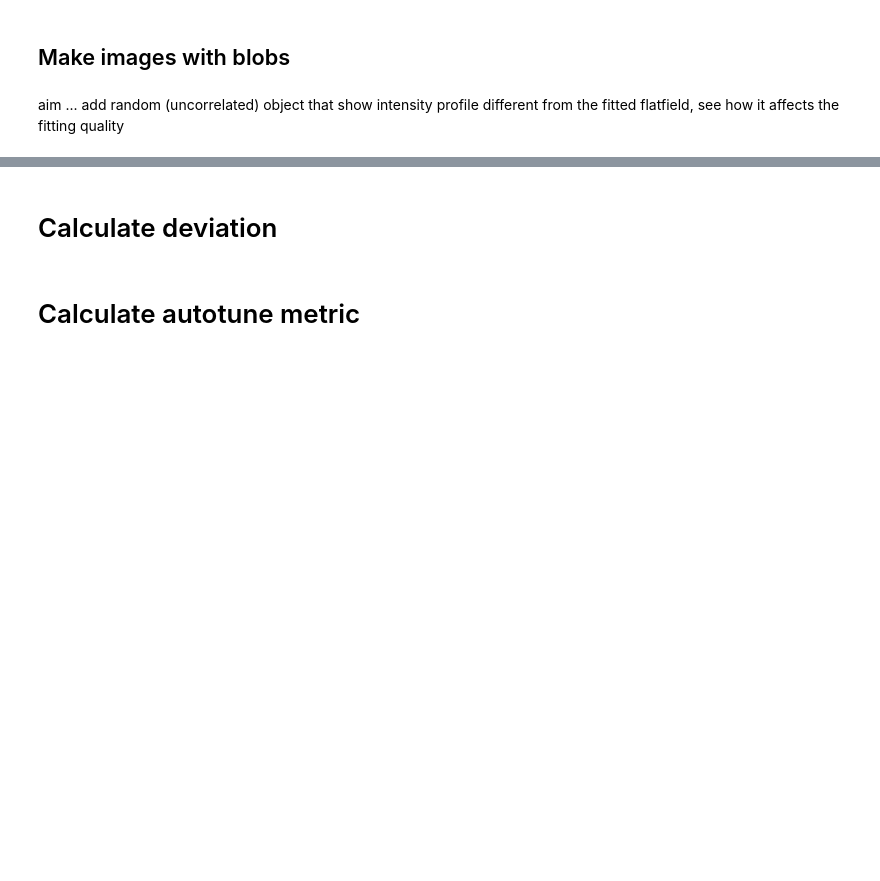
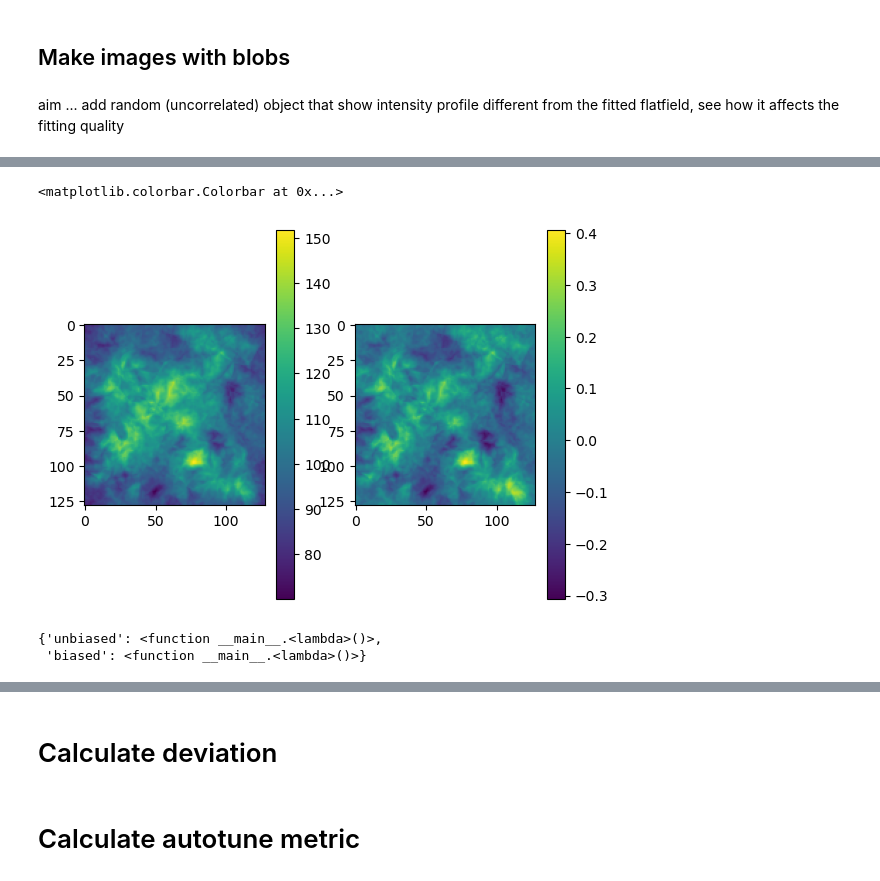
Before and after one commit to yfukai/BaSiCpy, a Jupyter notebook: misc_notebooks/analysis_for_publication/synthesized_data/002a_fitting.ipynb, the cells around one changed output, grey strips where cells are left out. Drawn from its saved outputs; the diff is of its cells as text; code cells hidden in the pictures; blank space fills up the shorter version.

```diff
--- a/misc_notebooks/analysis_for_publication/synthesized_data/002a_fitting.ipynb
+++ b/misc_notebooks/analysis_for_publication/synthesized_data/002a_fitting.ipynb
@@ -157,3 +168,19 @@ plt.imshow(np.median(images, axis=0))
+# %%
+median_image = np.median(images, axis=0)
+plt.subplot(121)
+plt.imshow(median_image)
+plt.colorbar()
+plt.subplot(122)
+plt.imshow(median_image / np.mean(median_image) - flatfield_profiles[0])
+plt.colorbar()
+# %% [output]
+<matplotlib.colorbar.Colorbar at 0x...>
+[figure, added]
+# %%
+blob_dists
+# %% [output]
+{'unbiased': <function __main__.<lambda>()>,
+ 'biased': <function __main__.<lambda>()>}
 # %%
 np.random.seed(202306)
 repeat = 100
```
Also changed, not shown: parts of 20 cells of this notebook, 3 other files.
